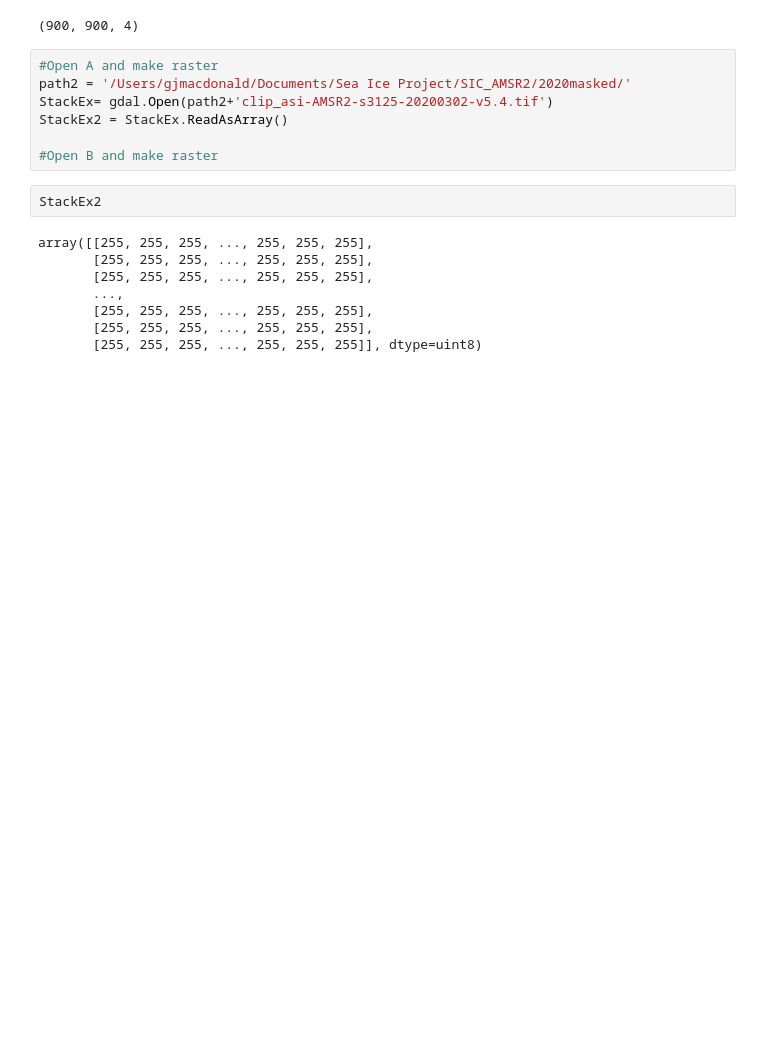
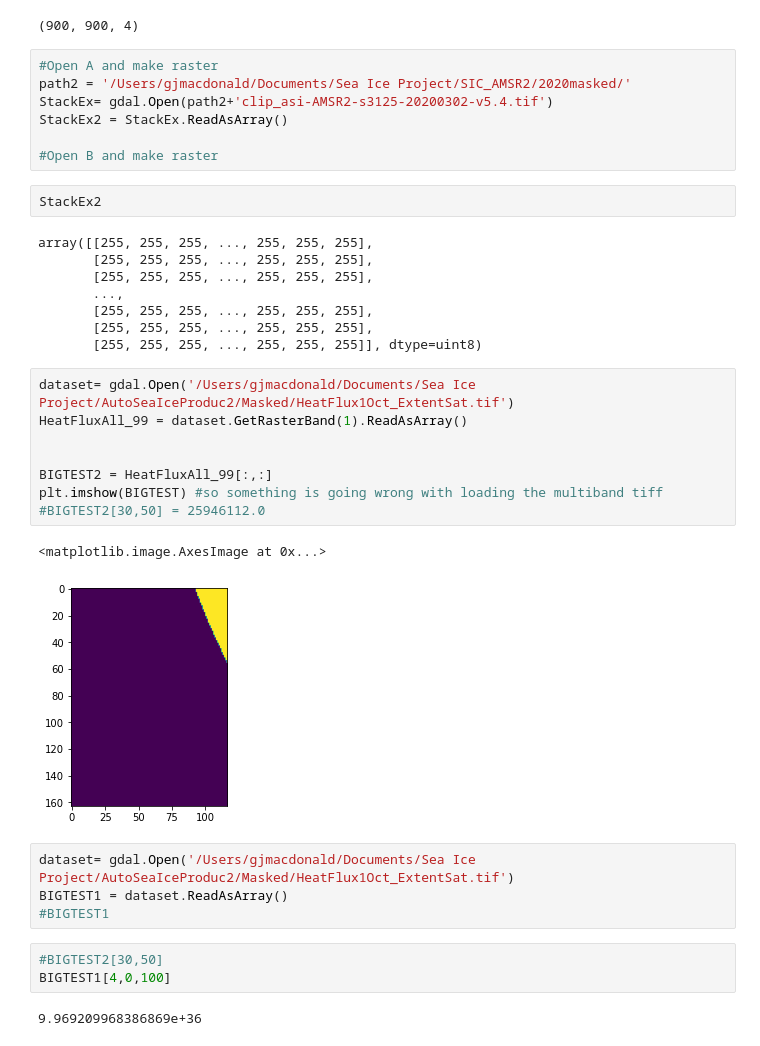
Before and after one commit to geogeordie/AMSR2_IceProduction, a Jupyter notebook: HeatFlux2IceProduction.ipynb, the cells around one changed output. Cells and saved outputs as stored; diff of their text form; blank space fills up the shorter version.

```diff
--- a/HeatFlux2IceProduction.ipynb
+++ b/HeatFlux2IceProduction.ipynb
@@ -198,3 +204,23 @@ array([[255, 255, 255, ..., 255, 255, 255],
        [255, 255, 255, ..., 255, 255, 255],
        [255, 255, 255, ..., 255, 255, 255],
        [255, 255, 255, ..., 255, 255, 255]], dtype=uint8)
+# %%
+dataset= gdal.Open('/Users/gjmacdonald/Documents/Sea Ice Project/AutoSeaIceProduc2/Masked/HeatFlux1Oct_ExtentSat.tif')
+HeatFluxAll_99 = dataset.GetRasterBand(1).ReadAsArray()
+
+
+BIGTEST2 = HeatFluxAll_99[:,:]
+plt.imshow(BIGTEST) #so something is going wrong with loading the multiband tiff
+#BIGTEST2[30,50] = 25946112.0
+# %% [output]
+<matplotlib.image.AxesImage at 0x...>
+[figure, added]
+# %%
+dataset= gdal.Open('/Users/gjmacdonald/Documents/Sea Ice Project/AutoSeaIceProduc2/Masked/HeatFlux1Oct_ExtentSat.tif')
+BIGTEST1 = dataset.ReadAsArray()
+#BIGTEST1
+# %%
+#BIGTEST2[30,50]
+BIGTEST1[4,0,100]
+# %% [output]
+9.969209968386869e+36
```
Also changed, not shown: parts of 13 cells of this notebook.
